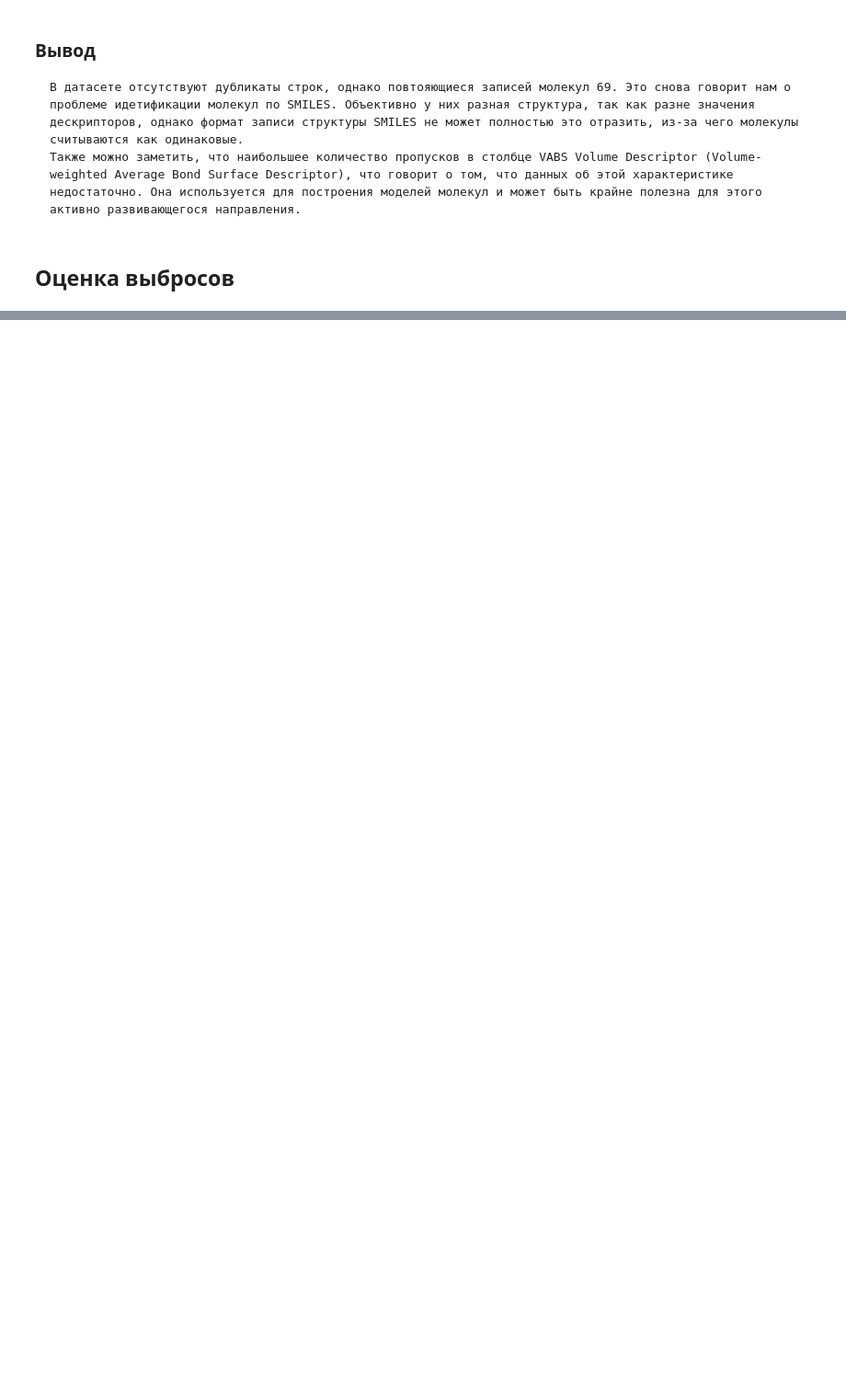
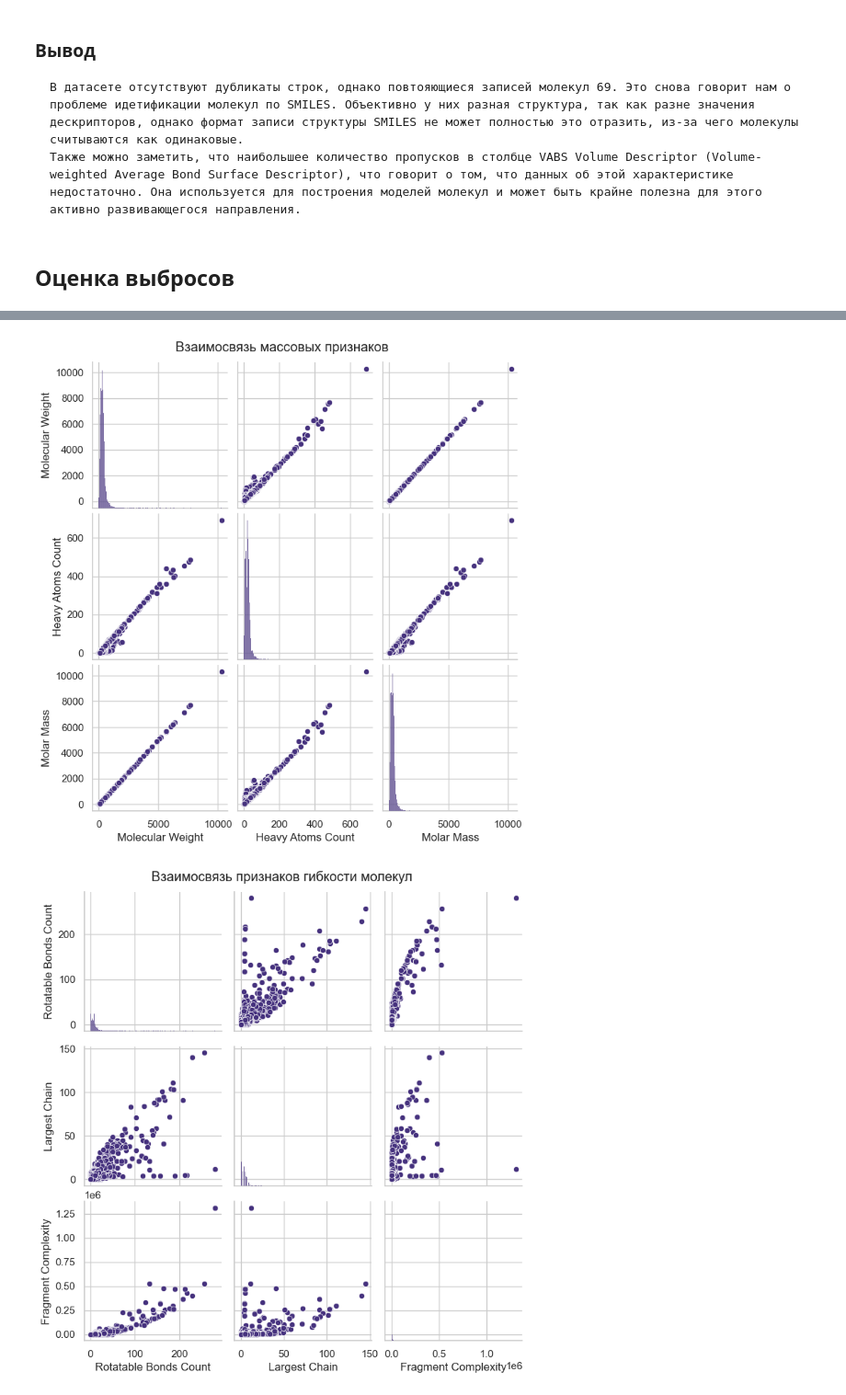
Before and after one commit to BezLiz/DDE, a Jupyter notebook: EDA.ipynb, the cells around one changed output, grey strips where cells are left out. Shown at 92% size. Drawn from its saved outputs; the diff is of its cells as text; code cells hidden in the pictures; blank space fills up the shorter version.

```diff
--- a/EDA.ipynb
+++ b/EDA.ipynb
@@ -228,0 +252,36 @@ Rotatable Bonds Count (non terminal): 795 выбросов по IQR
+# %%
+# Группы признаков
+mass_features = ['Molecular Weight', 'Heavy Atoms Count', 'Molar Mass']
+hbond_features = ['Topological Polar Surface Area', 'Hydrogen Bond Acceptors', 'Hydrogen Bond Donors']
+aromatic_features = ['Aromatic Atoms Count', 'Aromatic Bonds Count']
+rotatable_features = ['Rotatable Bonds Count', 'Largest Chain', 'Fragment Complexity']
+
+# Графики по массовым признакам
+sns.pairplot(df[mass_features])
+plt.suptitle("Взаимосвязь массовых признаков", y=1.02)
+plt.show()
+
+# Графики по признакам гибкости молекулы
+sns.pairplot(df[rotatable_features])
+plt.suptitle("Взаимосвязь признаков гибкости молекул", y=1.02)
+plt.show()
+
+# Scatterplot сильных корреляций
+plt.figure(figsize=(8,6))
+sns.scatterplot(x='Topological Polar Surface Area', y='Hydrogen Bond Acceptors', data=df)
+plt.title("Topological Polar Surface Area vs H-Bond Acceptors")
+plt.show()
+
+plt.figure(figsize=(8,6))
+sns.scatterplot(x='Aromatic Atoms Count', y='Aromatic Bonds Count', data=df)
+plt.title("Aromatic Atoms Count vs Aromatic Bonds Count")
+plt.show()
+
+# Boxplot по правилам Липински
+plt.figure(figsize=(10,6))
+sns.boxplot(x="Lipinski's Rule of Five", y='Molecular Weight', data=df)
+plt.title("Molecular Weight vs Lipinski's Rule of Five")
+plt.show()
+# %% [output]
+[figure, added]
+[figure, added]
```
Also changed, not shown: parts of 8 cells of this notebook.
